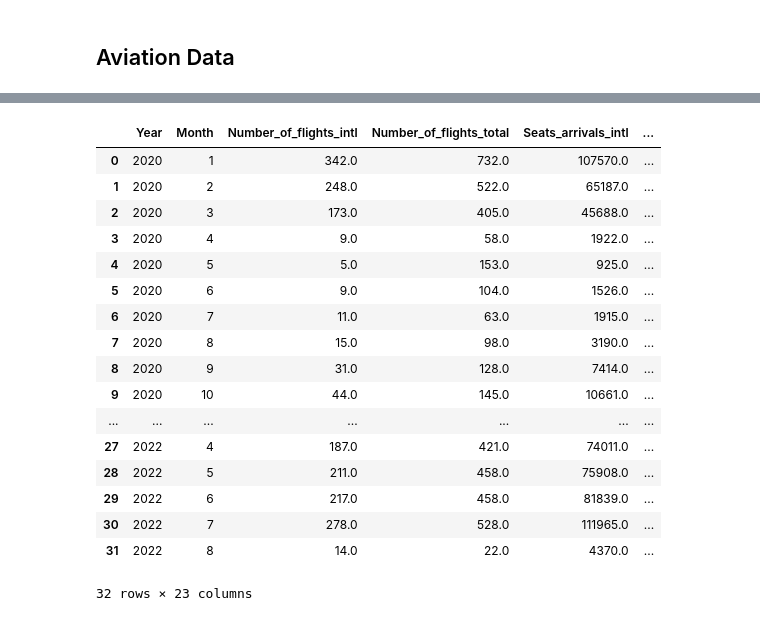
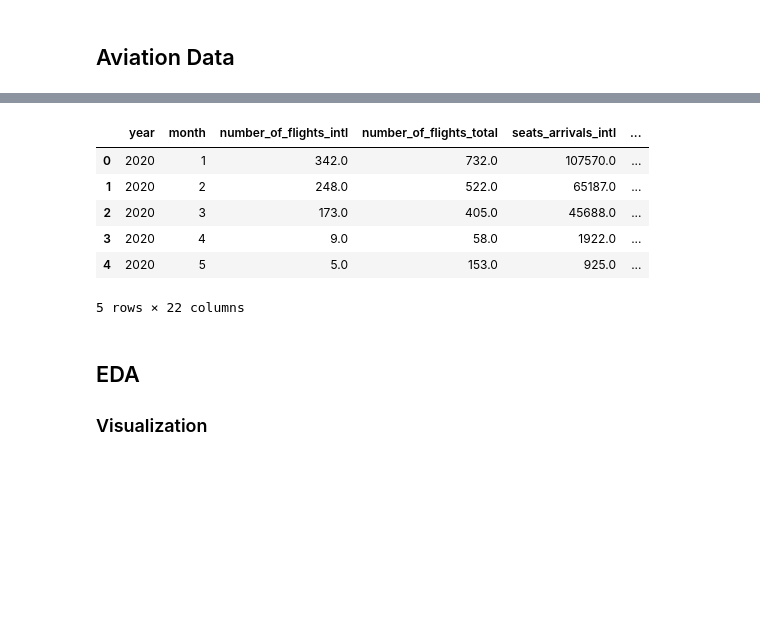
Before and after one commit to worldbank/pacific-observatory, a Jupyter notebook: scripts/notebooks/EDA-Fiji.ipynb, the cells around one changed output, grey strips where cells are left out. Saved outputs shown, nothing was run; the diff lists cells and outputs as text; code cells hidden in the pictures; blank space fills up the shorter version.

```diff
--- a/scripts/notebooks/EDA-Fiji.ipynb
+++ b/scripts/notebooks/EDA-Fiji.ipynb
@@ -42,36 +44,33 @@ aviation.head(5)
 # %%
 fj_avi = (aviation[(aviation.ISO == "FJ") & (aviation.Aircraft_type == "passenger")]
           .reset_index()
           .drop("index", axis=1)
           [["Date", "Number_of_flights_intl", "Number_of_flights_total",
             "Seats_arrivals_intl", "Seats_arrivals_total"]])
 
 dates = pd.DataFrame(pd.date_range(start="2020-01-01",
                                    end="2022-08-01"), columns=["Date"])
 
 fj_avi = dates.merge(fj_avi, how="left", on="Date")
 fj_avi["Date"] = pd.to_datetime(fj_avi["Date"])
 fj_avi["Month"], fj_avi["Year"] = fj_avi["Date"].dt.month, fj_avi["Date"].dt.year
 
 fj_avi_19_22 = fj_avi.groupby(by=["Year", "Month"]).sum().reset_index()
 fj_merged = pd.concat([fj_avi_19_22, df], axis=1)
-fj_merged
+
+
+
+fj_merged = fj_merged.drop("year", axis=1)
+fj_merged.columns = fj_merged.columns.str.lower()
+fj_merged.head(5)
 # %% [output]
-|  | Year | Month | Number_of_flights_intl | Number_of_flights_total | Seats_arrivals_intl | ... |
+|  | year | month | number_of_flights_intl | number_of_flights_total | seats_arrivals_intl | ... |
 | 0 | 2020 | 1 | 342.0 | 732.0 | 107570.0 | ... |
 | 1 | 2020 | 2 | 248.0 | 522.0 | 65187.0 | ... |
 | 2 | 2020 | 3 | 173.0 | 405.0 | 45688.0 | ... |
 | 3 | 2020 | 4 | 9.0 | 58.0 | 1922.0 | ... |
 | 4 | 2020 | 5 | 5.0 | 153.0 | 925.0 | ... |
-| 5 | 2020 | 6 | 9.0 | 104.0 | 1526.0 | ... |
-| 6 | 2020 | 7 | 11.0 | 63.0 | 1915.0 | ... |
-| 7 | 2020 | 8 | 15.0 | 98.0 | 3190.0 | ... |
-| 8 | 2020 | 9 | 31.0 | 128.0 | 7414.0 | ... |
-| 9 | 2020 | 10 | 44.0 | 145.0 | 10661.0 | ... |
-| ... | ... | ... | ... | ... | ... | ... |
-| 27 | 2022 | 4 | 187.0 | 421.0 | 74011.0 | ... |
-| 28 | 2022 | 5 | 211.0 | 458.0 | 75908.0 | ... |
-| 29 | 2022 | 6 | 217.0 | 458.0 | 81839.0 | ... |
-| 30 | 2022 | 7 | 278.0 | 528.0 | 111965.0 | ... |
-| 31 | 2022 | 8 | 14.0 | 22.0 | 4370.0 | ... |
-32 rows × 23 columns
+5 rows × 22 columns
+# %% [markdown]
+## EDA
+### Visualization
```
Also changed, not shown: parts of 19 cells of this notebook, 3 other files.
